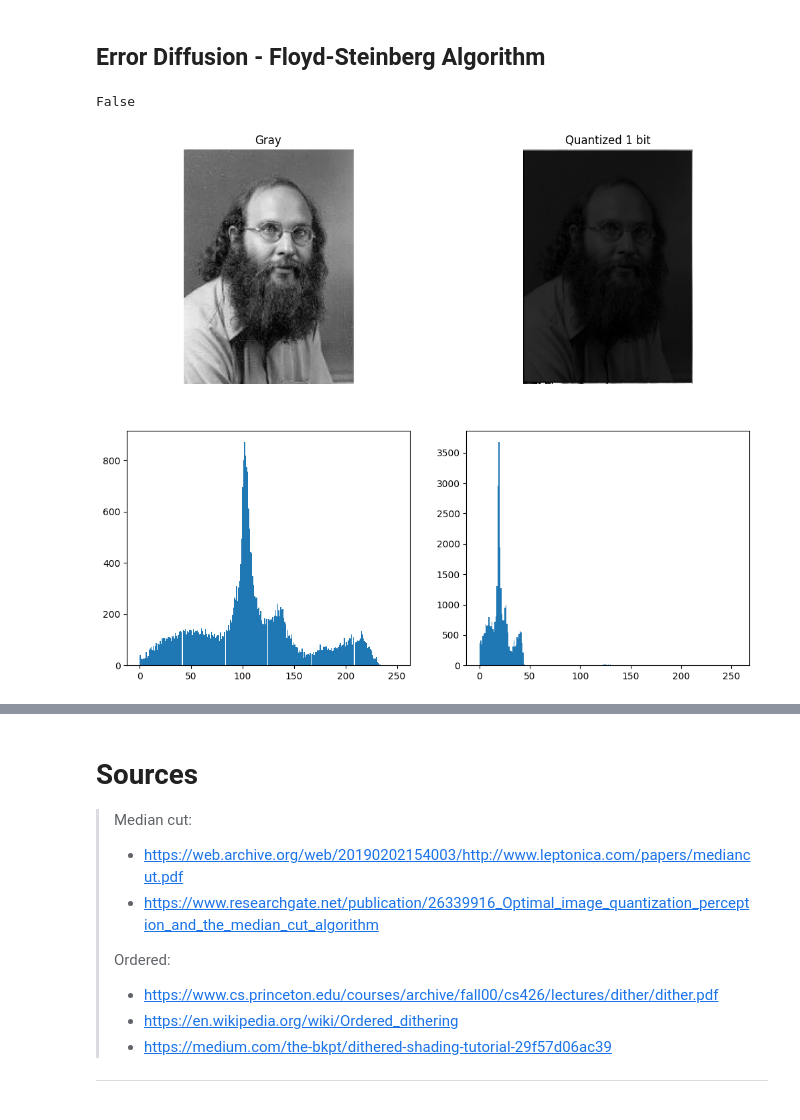
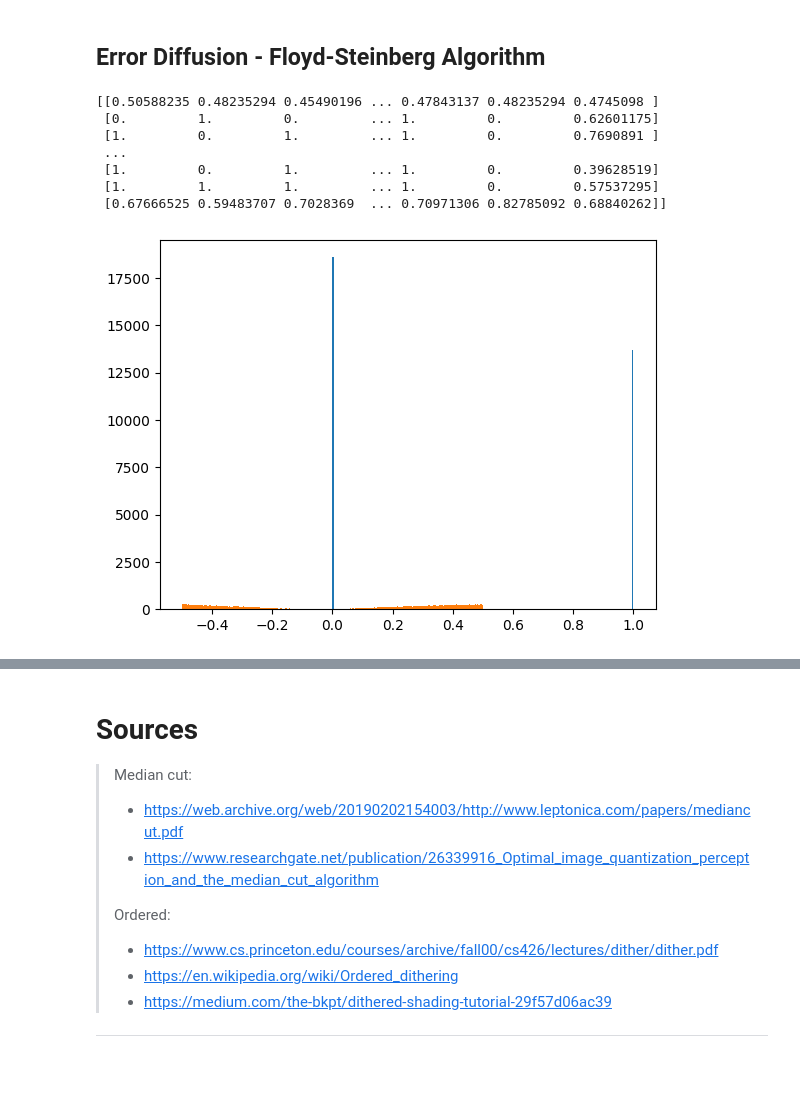
Before and after one commit to JavaConterry/Image-Quantization, a Jupyter notebook: Worksheet.ipynb, the cells around one changed output, grey strips where cells are left out. Cells and saved outputs as stored; diff of their text form; code cells hidden in the pictures; blank space fills up the shorter version.

```diff
--- a/Worksheet.ipynb
+++ b/Worksheet.ipynb
@@ -360,71 +360,50 @@ False
 # %%
 level = 2
 # treshold = 127
 
 image = cv2.imread(img_source)
 gray_image = cv2.cvtColor(image, cv2.COLOR_BGR2GRAY)
 
 
 def trunc(val, level):
     palette = np.zeros(256)
     palette[127:] = 255
     # nearest_palette_pixel = int(val // 255)
     # print(nearest_palette_pixel)
-    return np.round(val/255)
+    return np.round(val/(level-1))*(level-1)
 
 def get_image(level, input):
 
     alpha, delta, gamma, beta = 7/16, 1/16, 5/16, 3/16
     # old_pixel = input.copy()
-    pixels = input.copy()
+    pixels = input.copy() /255
+    newpixels = []
+    q_ers = []
     for x in range(1, pixels.shape[0]-1):
         for y in range(pixels.shape[1]-1):
-            oldpixel = input[x][y]
+            oldpixel = pixels[x][y]
             newpixel = trunc(oldpixel, level)
+            newpixels.append(newpixel)
             pixels[x][y] = newpixel
             quant_error = oldpixel - newpixel
-            pixels[x + 1][y    ] = pixels[x + 1][y    ] + quant_error *alpha
-            pixels[x - 1][y + 1] = pixels[x - 1][y + 1] + quant_error *beta
-            pixels[x    ][y + 1] = pixels[x    ][y + 1] + quant_error *gamma
-            pixels[x + 1][y + 1] = pixels[x + 1][y + 1] + quant_error *delta
-    return pixels
+            q_ers.append(quant_error)
+            pixels[x][y+1] += quant_error *alpha
+            pixels[x+1][y-1] += quant_error *beta
+            pixels[x+1][y] += quant_error *gamma
+            pixels[x+1][y+1] += quant_error *delta
 
-
-    # for x in range(input.shape[0]-1):
-    #     for y in range(1, input.shape[1]-1):
-    #         P[x][y] = trunc(I[x][y]+1/2, level)
-    #         e = I[x][y] - P[x][y]
-    #         I[x][y] += alpha*e
-    #         I[x+1][y-1] += beta*e
-    #         I[x+1][y] += gamma*e
-    #         I[x+1][y+1] += delta*e
-    # return P
-
-
+    _=plt.hist(np.array(newpixels).ravel(), bins=256)
+    _=plt.hist(np.array(q_ers).ravel(), bins=256)
+    print(pixels)
+    return pixels/np.max(pixels, axis=(0,1)) * 255
 
 quantized_image = get_image(2, gray_image)
+# %% [output]
+[[0.50588235 0.48235294 0.45490196 ... 0.47843137 0.48235294 0.4745098 ]
+ [0.         1.         0.         ... 1.         0.         0.62601175]
+ [1.         0.         1.         ... 1.         0.         0.7690891 ]
+ ...
+ [1.         0.         1.         ... 1.         0.         0.39628519]
+ [1.         1.         1.         ... 1.         0.         0.57537295]
+ [0.67666525 0.59483707 0.7028369  ... 0.70971306 0.82785092 0.68840262]]
+[figure, added]
-# %%
-plt.figure(figsize=(12,10))
-
-
-plt.subplot(2,2,1)
-plt.imshow(gray_image, cmap='gray')
-plt.title('Gray')
-plt.axis('off')
-
-plt.subplot(2,2,2)
-plt.imshow(quantized_image, cmap='gray')
-plt.title(f'Quantized 1 bit')
-plt.axis('off')
-
-
-plt.subplot(2,2,3)
-_=plt.hist(gray_image.ravel(), bins=256)
-
-plt.subplot(2,2,4)
-_=plt.hist(quantized_image.ravel(), bins=256)
-
-cv2.imwrite(f'images/err_dif_dith_gray_{img_source}.png',quantized_image)
-# %% [output]
-False
-[figure, removed]
```
Also changed, not shown: parts of 3 cells of this notebook, 1 other file.
